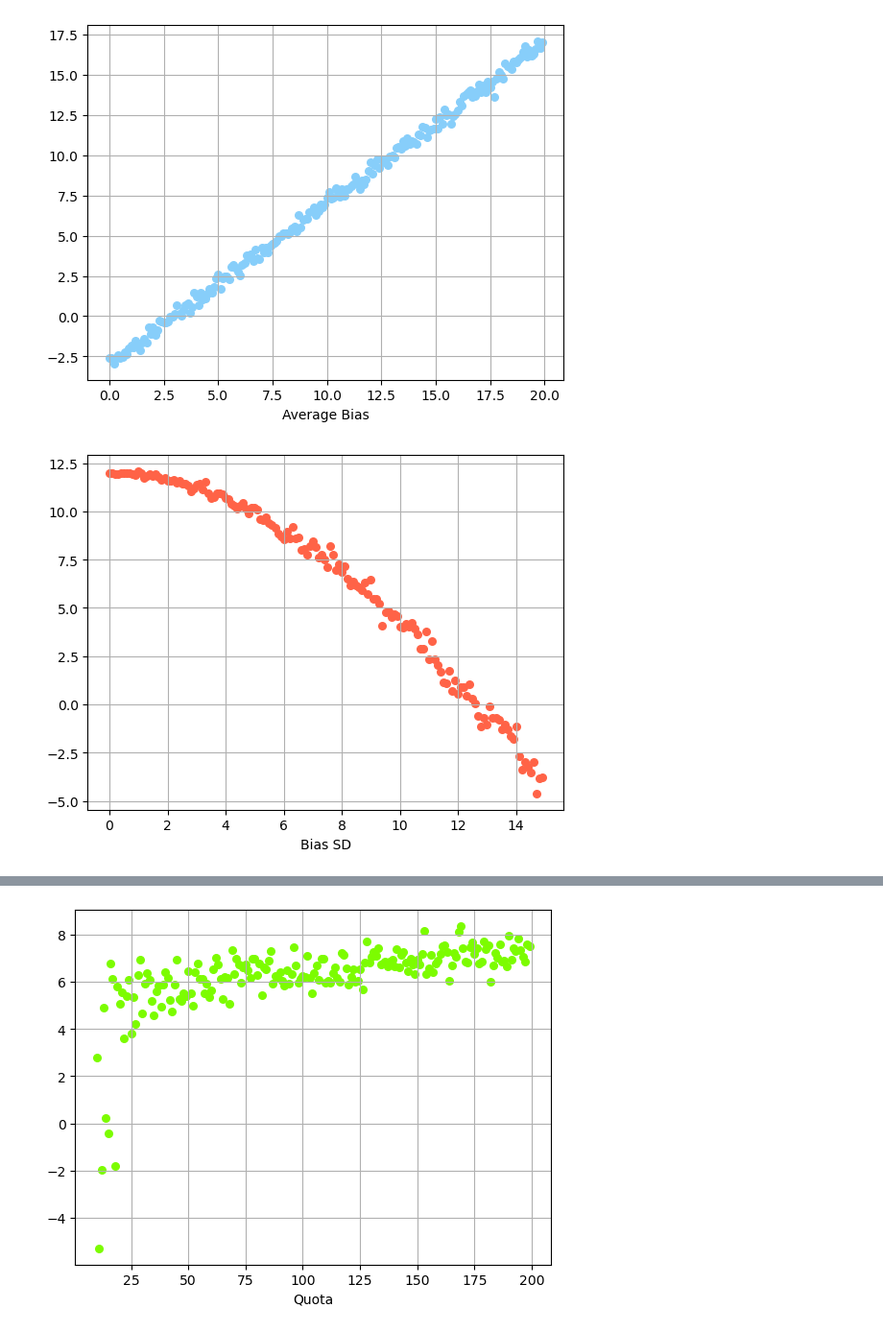
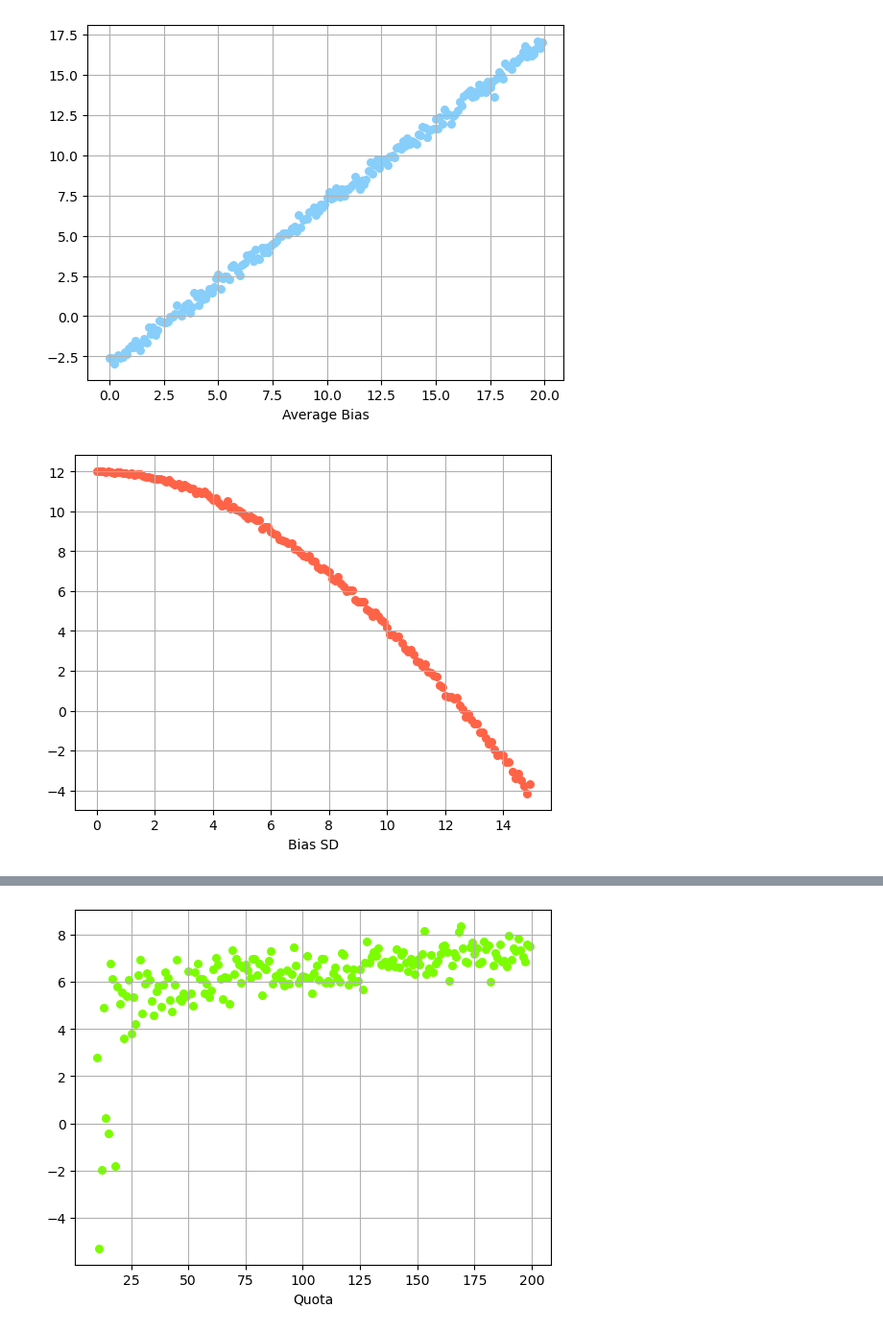
Before and after one commit to sam8457/aa-sim, a Jupyter notebook: aa-sim-optimal-points-testing.ipynb, the cells around one changed output, grey strips where cells are left out. Shown at 96% size. Saved outputs shown, nothing was run; the diff lists cells and outputs as text; code cells hidden in the pictures.

```diff
--- a/aa-sim-optimal-points-testing.ipynb
+++ b/aa-sim-optimal-points-testing.ipynb
@@ -182,35 +183,35 @@ plt.show()
 # %%
 # Vary Bias SD
 
 vars = {
     'rng':[np.random.default_rng(8222024112)],
     'num_applicants':[10_000],
     'b_rate':[0.5],
     'quota':[1000],
     'bias_avg':[12],
     'bias_sd':np.arange(0,15,0.1),
 
     'lower_bound':[-30],
     'upper_bound':[30],
     'increment':[1],
     'digits':[2],
-    'num_rounds':[10]
+    'num_rounds':[100]
 }
 
 results = vary_sim_across(vars)
 
 sd = results.transpose()[5]
 optimal_values = results.transpose()[11]
 
 colors = 'tomato'
 area = 30
 
 plt.scatter(sd, optimal_values, s=area, c=colors, alpha=1)
 plt.xlabel('Bias SD')
 plt.grid()
 plt.show()
 # %% [output]
-[figure, old version]
+[figure, new version]
 # %%
 variance = np.square(sd)
 
```
Also changed, not shown: parts of 8 cells of this notebook.
